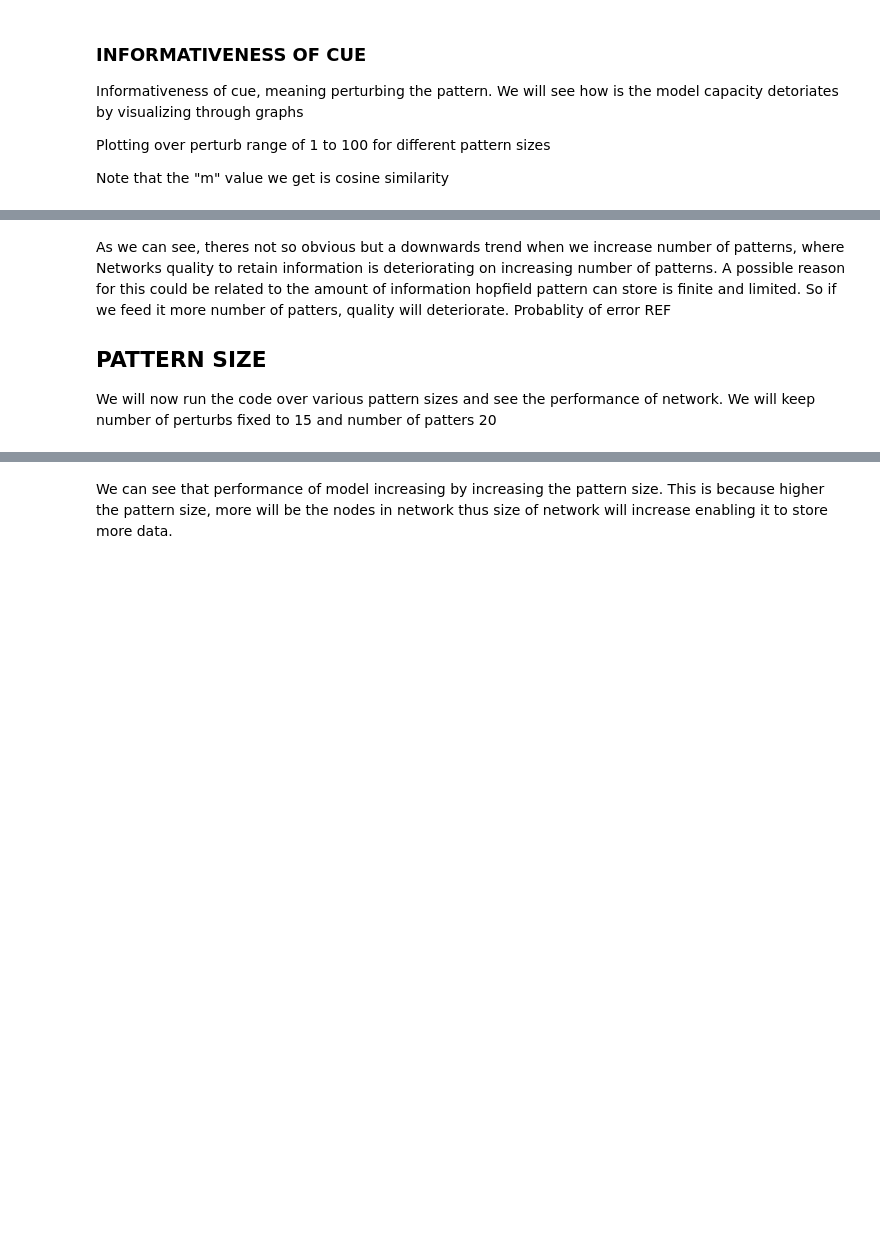
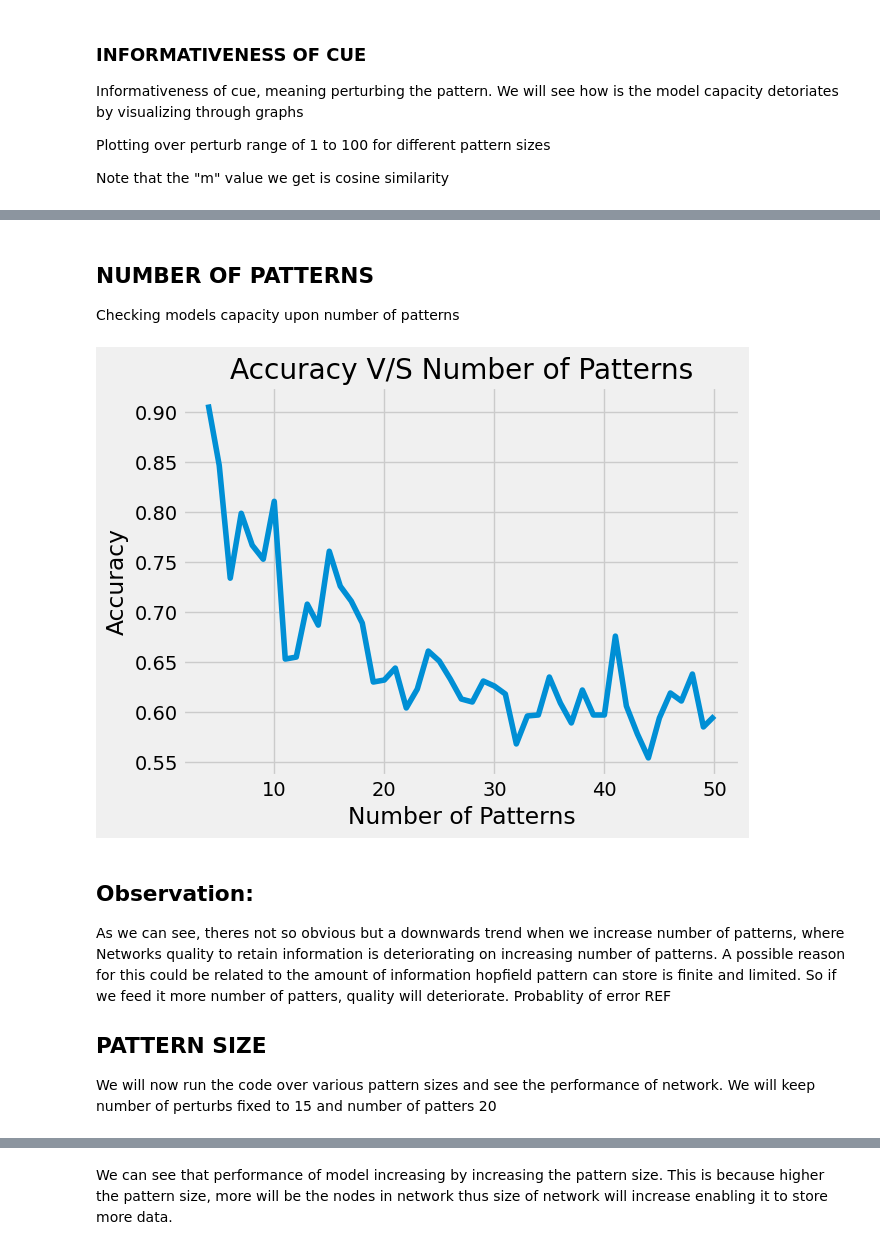
Before and after one commit to jiyanshud22/CS786-A1, a Jupyter notebook: CS786A1.ipynb, the cells around one changed output, grey strips where cells are left out. Drawn from its saved outputs; the diff is of its cells as text; code cells hidden in the pictures; blank space fills up the shorter version.

```diff
--- a/CS786A1.ipynb
+++ b/CS786A1.ipynb
@@ -409,5 +421,39 @@ plt.show()
+# %% [markdown]
+
+## NUMBER OF PATTERNS
+
+Checking models capacity upon number of patterns
+# %%
+# Q2, Part 2: Effect of Number of Patterns in Network on Accuracy
+
+acc = [0] * 47
+for i in range(4, 51):
+    for j in range(10):
+        patlist = get_patterns(10, i)
+        cue = deepcopy(patlist)
+        weights = compute_weights_vectorized(patlist, 10)
+        p = flip_pattern_bits(cue[0], 40)  # Fixed number of flips
+        for k in range(5):
+            p = network_update_optimized(p, weights)
+        acc[(i - 4)] += accuracy(patlist[0], p)
+
+acc = [a / 10 for a in acc]
+
+# Plot the accuracy vs. number of patterns graph using values computed above
+fig, ax = plt.subplots(1)
+
+keys = [x for x in range(4, 51)]
+ax.plot(keys, acc)
+
+ax.set_xlabel('Number of Patterns')
+ax.set_ylabel('Accuracy')
+ax.set_title('Accuracy V/S Number of Patterns')
+plt.show()
+# %% [output]
+[figure, added]
 # %% [markdown]
-As we can see, theres not so obvious but a downwards trend when we increase number of patterns, where Networks quality to retain information is deteriorating on increasing number of patterns. A possible reason for this could be related to the amount of information hopfield pattern can store is finite and limited. So if we feed it more number of patters, quality will deteriorate. Probablity of error REF
+## Observation:
+ As we can see, theres not so obvious but a downwards trend when we increase number of patterns, where Networks quality to retain information is deteriorating on increasing number of patterns. A possible reason for this could be related to the amount of information hopfield pattern can store is finite and limited. So if we feed it more number of patters, quality will deteriorate. Probablity of error REF
 
 ## PATTERN SIZE
 
```
Also changed, not shown: parts of 12 cells of this notebook.
